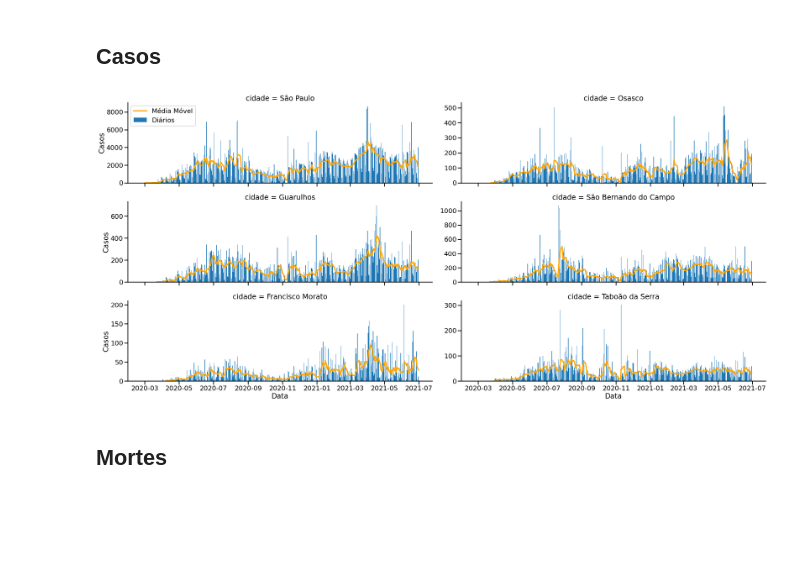
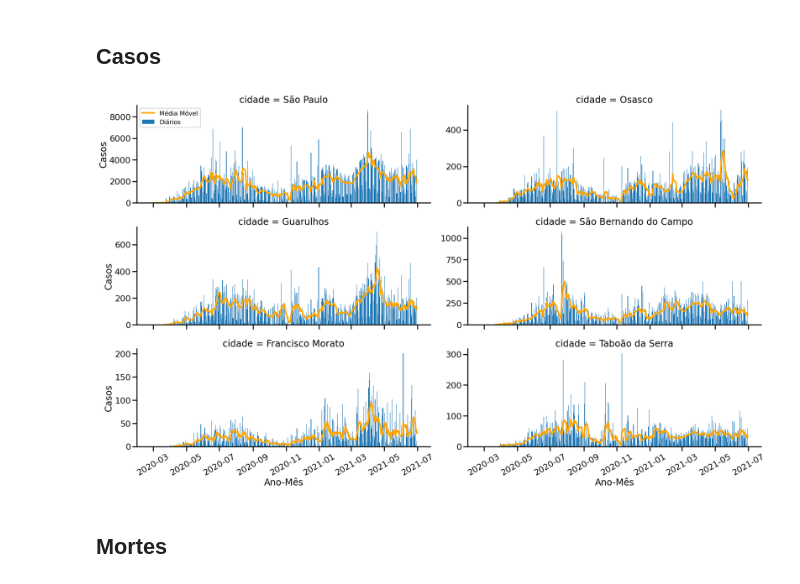
Before and after one commit to RPGraciotti/BootCampAlura, a Jupyter notebook: Projeto_modulo_3/rascunho_2.ipynb, the cells around one changed output. Drawn from its saved outputs; the diff is of its cells as text; code cells hidden in the pictures; blank space fills up the shorter version.

```diff
--- a/Projeto_modulo_3/rascunho_2.ipynb
+++ b/Projeto_modulo_3/rascunho_2.ipynb
@@ -261,15 +261,16 @@ df_cities.describe()
 ## Casos
 # %%
 sns.set_context("poster")
-g = sns.FacetGrid(data = df_cities, col = "cidade", col_wrap = 2, sharey = False, height = 5, aspect = 3.2)
+g = sns.FacetGrid(data = df_cities, col = "cidade", col_wrap = 2, sharey = False, height = 5, aspect = 2.5)
 g.map_dataframe(plt.bar, x = "date", height = "new_confirmed", label = "Diários")
 g.map_dataframe(sns.lineplot, x = "date", y = "ma_cases", linewidth = 4, label = "Média Móvel", color = "orange")
-g.set_axis_labels("Data", "Casos")
-g.axes[0].legend()
+g.set_xticklabels(rotation = 30)
+g.set_axis_labels("Ano-Mês", "Casos")
+g.axes[0].legend(fontsize = 16, loc = "upper left")
 plt.tight_layout()
 plt.show()
 # %% [output]
-[figure, old version]
+[figure, new version]
 # %% [markdown]
 ## Mortes
 # %%
```
Also changed, not shown: parts of 1 cell of this notebook.
